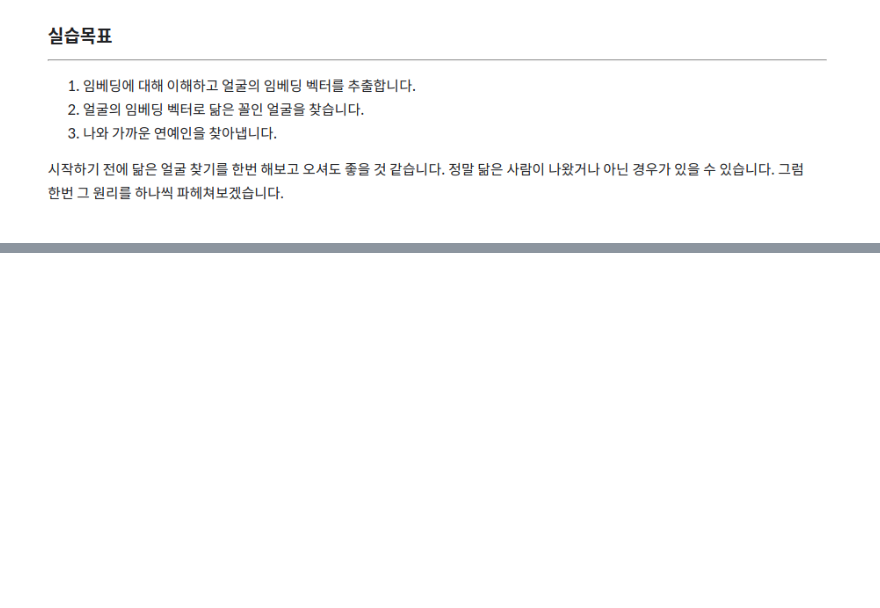
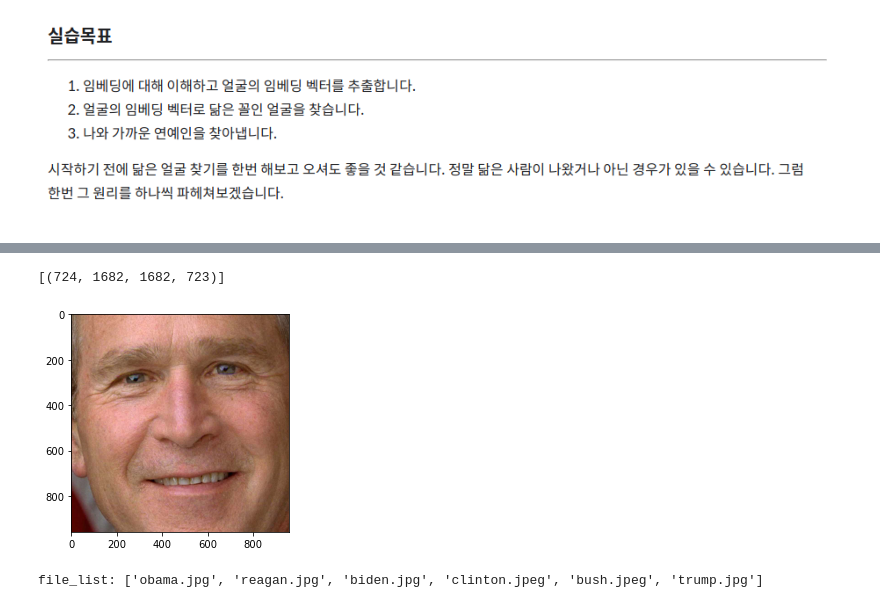
Before and after one commit to minjepark/AIFFEL_SSAC, a Jupyter notebook: exploration/E_07/E_7.ipynb, the cells around one changed output, grey strips where cells are left out. Cells and saved outputs as stored; diff of their text form; code cells hidden in the pictures; blank space fills up the shorter version.

```diff
--- a/exploration/E_07/E_7.ipynb
+++ b/exploration/E_07/E_7.ipynb
@@ -4,0 +26,32 @@
+# %%
+import face_recognition
+import os
+
+def get_gropped_face(image_file):
+    image = face_recognition.load_image_file(image_file)
+    face_locations = face_recognition.face_locations(image)
+
+    print(face_locations)
+
+    a,b,c,d = face_locations[0]
+    cropped_face = image[a:b,d:b,:]
+
+    plt.imshow(cropped_face)
+
+    return cropped_face
+# %%
+image_path = os.getenv('HOME')+'/aiffel/face_embedding/images/bush.jpeg'
+
+cropped_face = get_gropped_face(image_path)
+# %% [output]
+[(724, 1682, 1682, 723)]
+[figure, added]
+# %%
+import os
+
+dir_path = os.getenv('HOME')+'/aiffel/face_embedding/images'
+file_list = os.listdir(dir_path)
+
+print ("file_list: {}".format(file_list))
+# %% [output]
+file_list: ['obama.jpg', 'reagan.jpg', 'biden.jpg', 'clinton.jpeg', 'bush.jpeg', 'trump.jpg']
```
Also changed, not shown: parts of 7 cells of this notebook, 2 other files.
